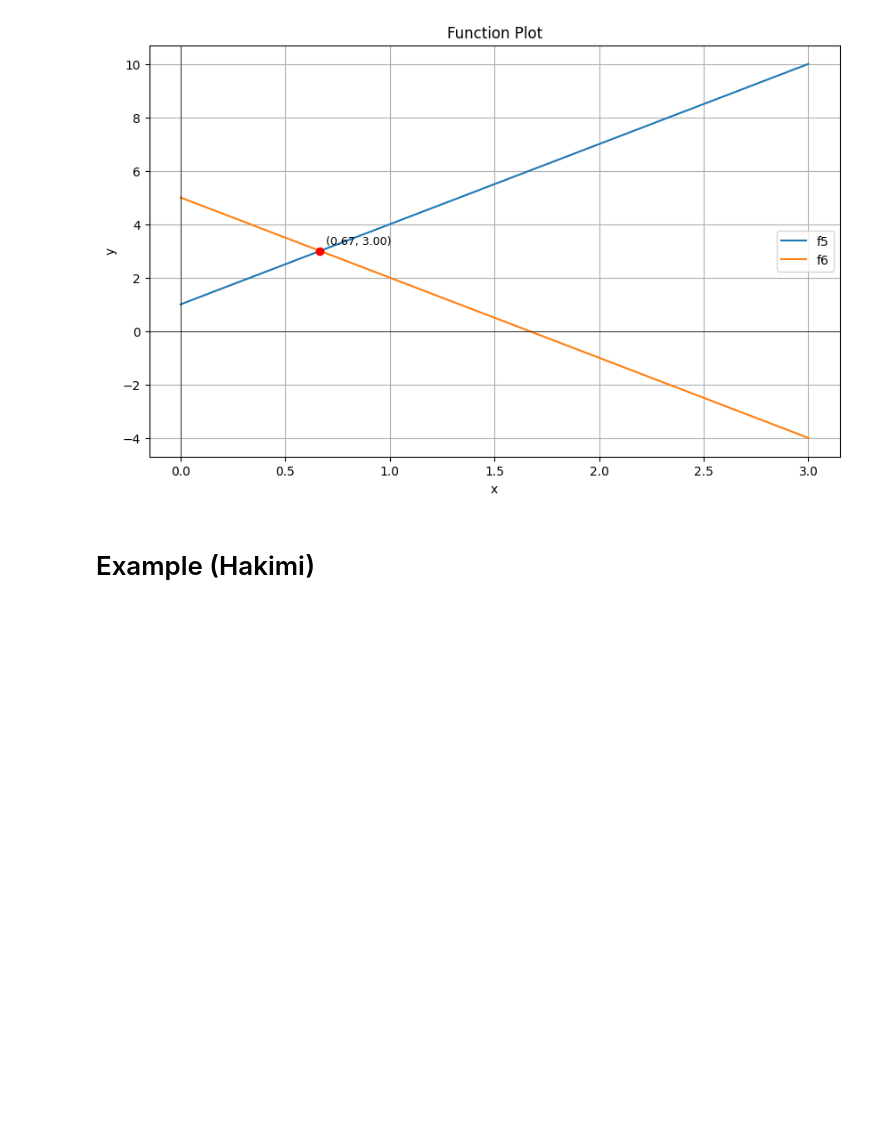
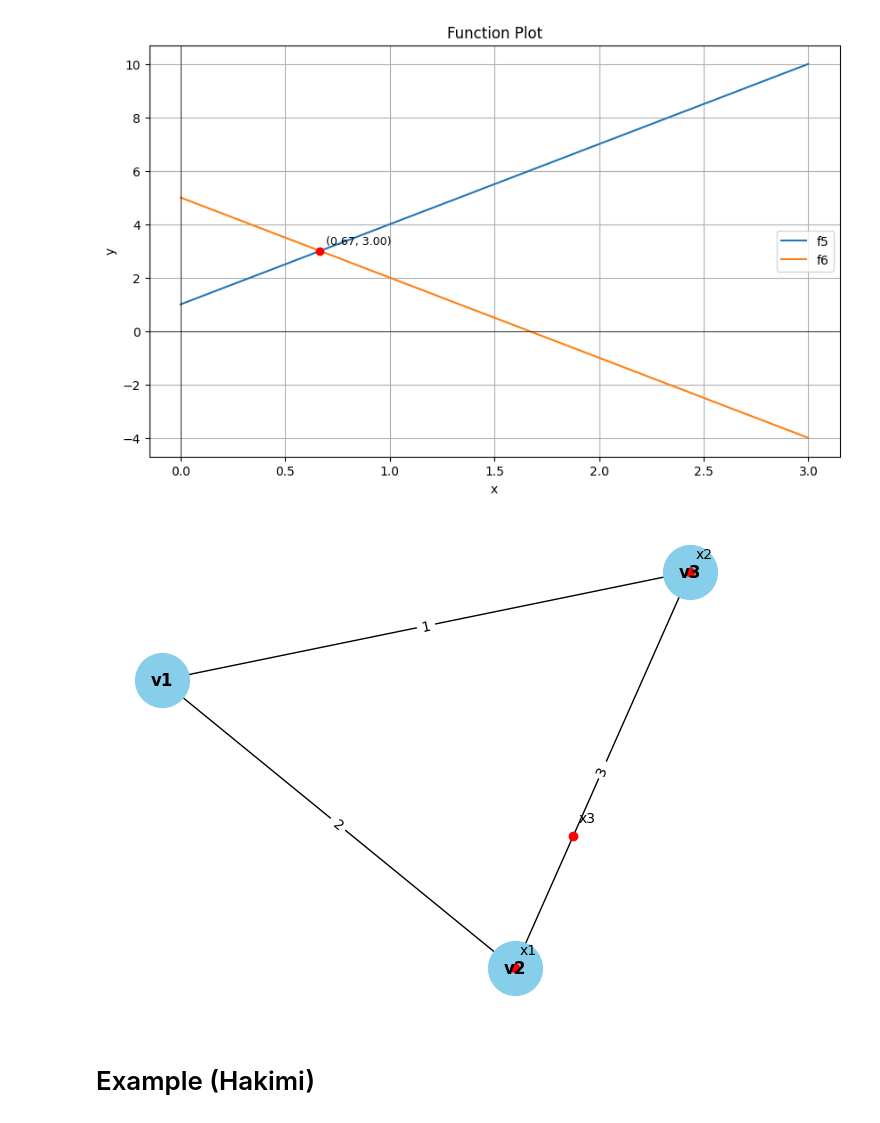
Before and after one commit to Bancie/thuhoach.nckh, a Jupyter notebook: ipynb/location/Single Center Problem in Location Optimization: Model and Implementation with Python.ipynb, the cells around one changed output. Saved outputs shown, nothing was run; the diff lists cells and outputs as text; code cells hidden in the pictures; blank space fills up the shorter version.

```diff
--- a/ipynb/location/Single Center Problem in Location Optimization: Model and Implementation with Python.ipynb
+++ b/ipynb/location/Single Center Problem in Location Optimization: Model and Implementation with Python.ipynb
@@ -362,6 +362,13 @@ CB.plot()
 # %% [output]
 Intersection at x = 0.6667, y = 3.0000
 [figure]
+# %%
+ord_weber.add_marked_point_on_edge('v2', 'v1', alpha=0, label='x1')
+ord_weber.add_marked_point_on_edge('v1', 'v3', alpha=1, label='x2')
+ord_weber.add_marked_point_on_edge('v3', 'v2', alpha=0.6667, label='x3')
+ord_weber.show_node()
+# %% [output]
+[figure, added]
 # %% [markdown]
 # Example (Hakimi)
 # %%
```
Also changed, not shown: parts of 8 cells of this notebook, 1 other file.
